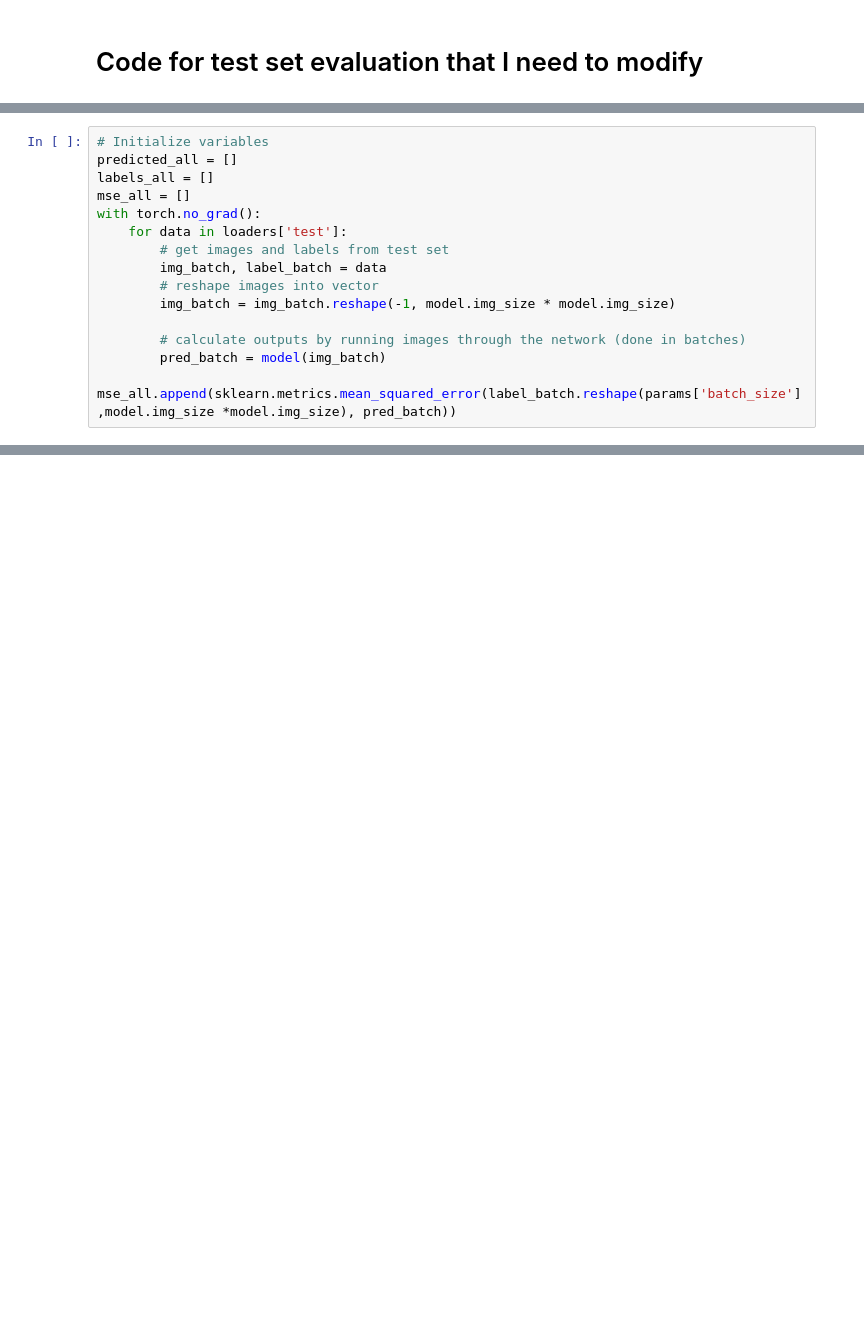
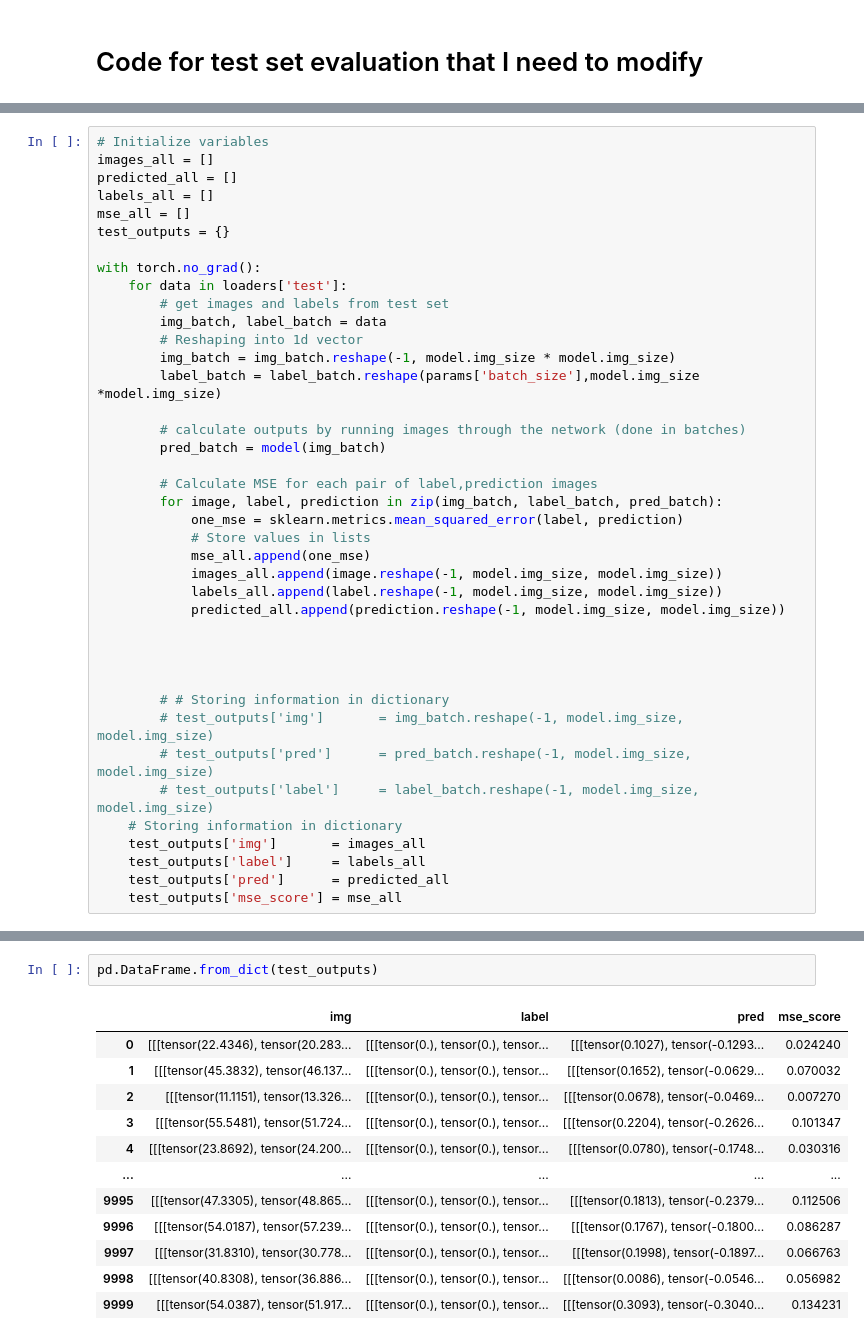
Before and after one commit to jornelasmunoz/UCM_Undergraduate_Research, a Jupyter notebook: jornelasmunoz/notebooks/Image Reconstruction Model.ipynb, the cells around one changed output, grey strips where cells are left out. Cells and saved outputs as stored; diff of their text form; blank space fills up the shorter version.

```diff
--- a/jornelasmunoz/notebooks/Image Reconstruction Model.ipynb
+++ b/jornelasmunoz/notebooks/Image Reconstruction Model.ipynb
@@ -329,18 +297,43 @@ labels_all = list(np.concatenate(labels_all).flat)
 # %%
 # Initialize variables
+images_all = []
 predicted_all = []
 labels_all = []
 mse_all = []
+test_outputs = {}
+
 with torch.no_grad():
     for data in loaders['test']:
         # get images and labels from test set
         img_batch, label_batch = data
-        # reshape images into vector
+        # Reshaping into 1d vector
         img_batch = img_batch.reshape(-1, model.img_size * model.img_size)
+        label_batch = label_batch.reshape(params['batch_size'],model.img_size *model.img_size)
 
         # calculate outputs by running images through the network (done in batches)
         pred_batch = model(img_batch)
-        mse_all.append(sklearn.metrics.mean_squared_error(label_batch.reshape(params['batch_size'],model.img_size *model.img_size), pred_batch))
+
+        # Calculate MSE for each pair of label,prediction images
+        for image, label, prediction in zip(img_batch, label_batch, pred_batch):
+            one_mse = sklearn.metrics.mean_squared_error(label, prediction)
+            # Store values in lists
+            mse_all.append(one_mse)
+            images_all.append(image.reshape(-1, model.img_size, model.img_size))
+            labels_all.append(label.reshape(-1, model.img_size, model.img_size))
+            predicted_all.append(prediction.reshape(-1, model.img_size, model.img_size))
+
+
+
+
+        # # Storing information in dictionary
+        # test_outputs['img']       = img_batch.reshape(-1, model.img_size, model.img_size)
+        # test_outputs['pred']      = pred_batch.reshape(-1, model.img_size, model.img_size)
+        # test_outputs['label']     = label_batch.reshape(-1, model.img_size, model.img_size)
+    # Storing information in dictionary
+    test_outputs['img']       = images_all
+    test_outputs['label']     = labels_all
+    test_outputs['pred']      = predicted_all
+    test_outputs['mse_score'] = mse_all
 # %%
 pd.Series(mse_all).describe()
 # %% [output]
@@ -449,0 +425,15 @@ plt.show()
+# %%
+pd.DataFrame.from_dict(test_outputs)
+# %% [output]
+|  | img | label | pred | mse_score |
+| 0 | [[[tensor(22.4346), tensor(20.283... | [[[tensor(0.), tensor(0.), tensor... | [[[tensor(0.1027), tensor(-0.1293... | 0.024240 |
+| 1 | [[[tensor(45.3832), tensor(46.137... | [[[tensor(0.), tensor(0.), tensor... | [[[tensor(0.1652), tensor(-0.0629... | 0.070032 |
+| 2 | [[[tensor(11.1151), tensor(13.326... | [[[tensor(0.), tensor(0.), tensor... | [[[tensor(0.0678), tensor(-0.0469... | 0.007270 |
+| 3 | [[[tensor(55.5481), tensor(51.724... | [[[tensor(0.), tensor(0.), tensor... | [[[tensor(0.2204), tensor(-0.2626... | 0.101347 |
+| 4 | [[[tensor(23.8692), tensor(24.200... | [[[tensor(0.), tensor(0.), tensor... | [[[tensor(0.0780), tensor(-0.1748... | 0.030316 |
+| ... | ... | ... | ... | ... |
+| 9995 | [[[tensor(47.3305), tensor(48.865... | [[[tensor(0.), tensor(0.), tensor... | [[[tensor(0.1813), tensor(-0.2379... | 0.112506 |
+| 9996 | [[[tensor(54.0187), tensor(57.239... | [[[tensor(0.), tensor(0.), tensor... | [[[tensor(0.1767), tensor(-0.1800... | 0.086287 |
+| 9997 | [[[tensor(31.8310), tensor(30.778... | [[[tensor(0.), tensor(0.), tensor... | [[[tensor(0.1998), tensor(-0.1897... | 0.066763 |
+| 9998 | [[[tensor(40.8308), tensor(36.886... | [[[tensor(0.), tensor(0.), tensor... | [[[tensor(0.0086), tensor(-0.0546... | 0.056982 |
+| 9999 | [[[tensor(54.0387), tensor(51.917... | [[[tensor(0.), tensor(0.), tensor... | [[[tensor(0.3093), tensor(-0.3040... | 0.134231 |
```
Also changed, not shown: parts of 7 cells of this notebook.
